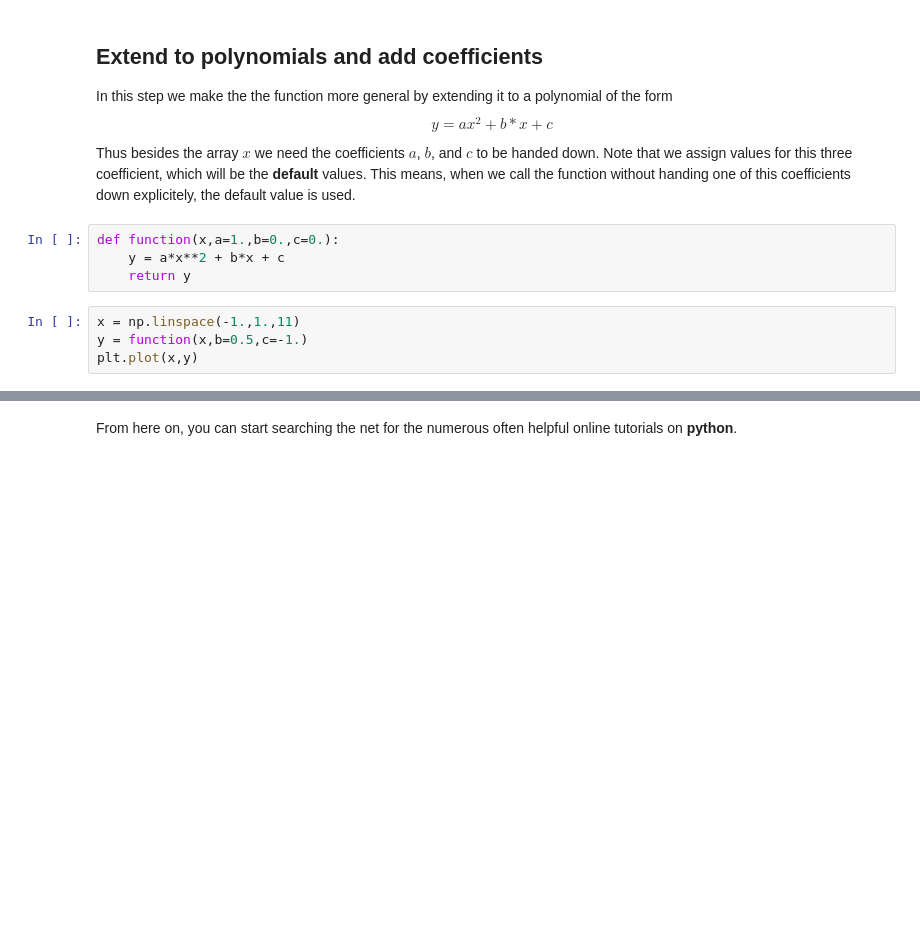
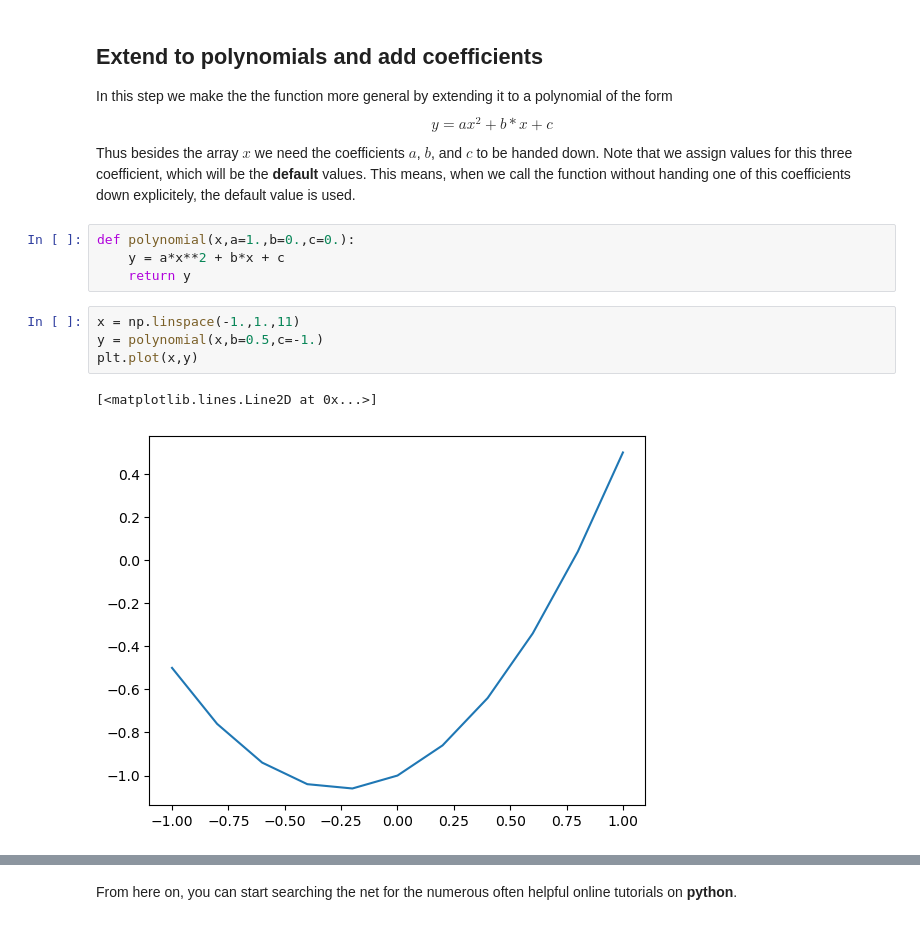
Before and after one commit to georgkaufmann/lecture_iceage, a Jupyter notebook: IceDyn_chap01_intro.ipynb, the cells around one changed output, grey strips where cells are left out. Saved outputs shown, nothing was run; the diff lists cells and outputs as text; blank space fills up the shorter version.

```diff
--- a/IceDyn_chap01_intro.ipynb
+++ b/IceDyn_chap01_intro.ipynb
@@ -107,10 +154,13 @@ Note that we assign values for this three coefficient, which will be the **defau
 This means, when we call the function without handing one of this coefficients down explicitely,
 the default value is used.
 # %%
-def function(x,a=1.,b=0.,c=0.):
+def polynomial(x,a=1.,b=0.,c=0.):
     y = a*x**2 + b*x + c
     return y
 # %%
 x = np.linspace(-1.,1.,11)
-y = function(x,b=0.5,c=-1.)
+y = polynomial(x,b=0.5,c=-1.)
 plt.plot(x,y)
+# %% [output]
+[<matplotlib.lines.Line2D at 0x...>]
+[figure, added]
```
Also changed, not shown: parts of 17 cells of this notebook, 24 other files.
